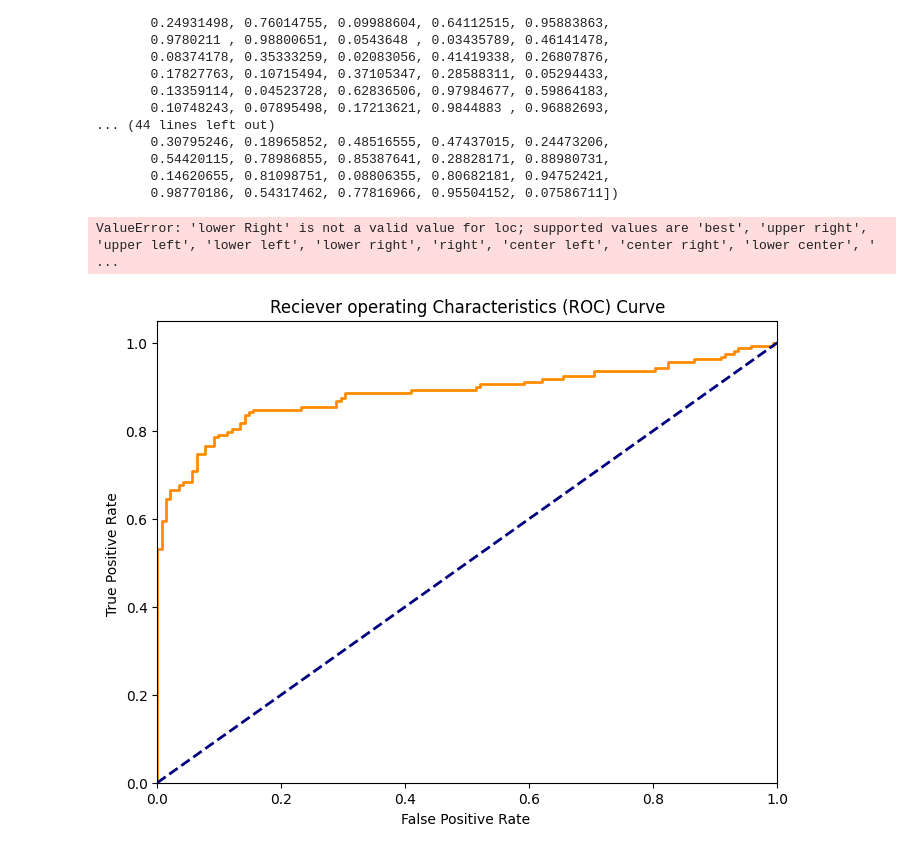
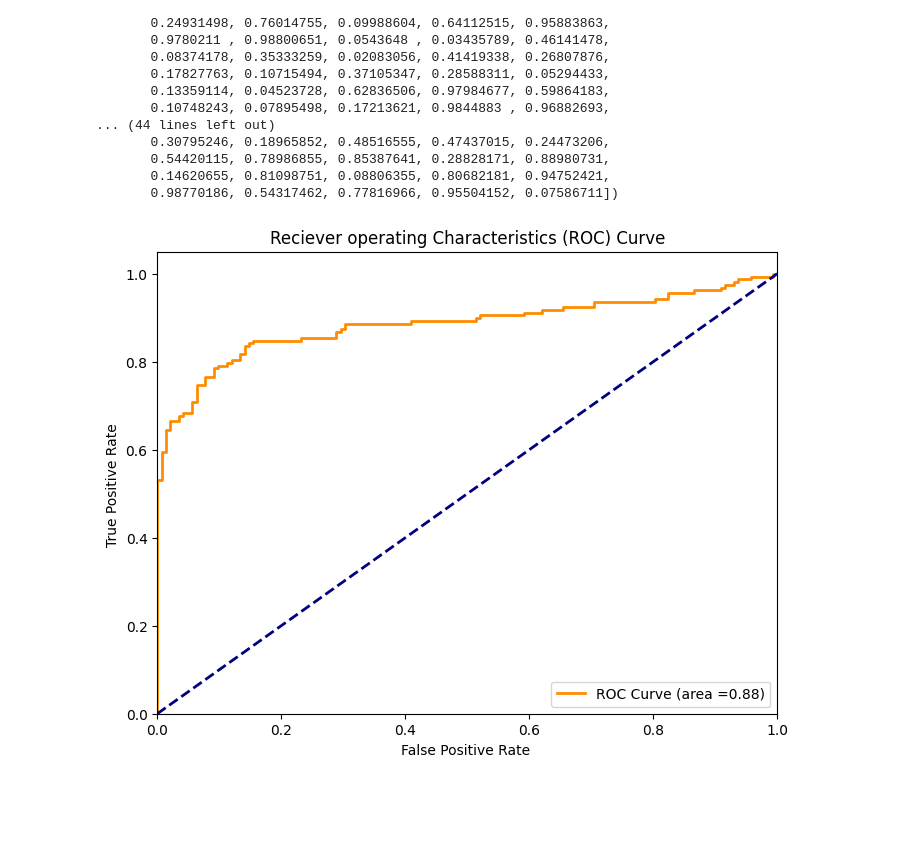
Before and after one commit to RohitPal700/Machine-Learning, a Jupyter notebook: Logistic Regression/Logistic_regression_2.ipynb, the cells around one changed output. Saved outputs shown, nothing was run; the diff lists cells and outputs as text; code cells hidden in the pictures; blank space fills up the shorter version.

```diff
--- a/Logistic Regression/Logistic_regression_2.ipynb
+++ b/Logistic Regression/Logistic_regression_2.ipynb
@@ -115,22 +118,21 @@ array([0.98074543, 0.1630346 , 0.28836826, 0.13404523, 0.55118737,
 # %%
 #Calculate Roc curve
 fpr,tpr,thresholds = roc_curve(y_test,y_pred_proba)
 
 #Calculate AUC score
 roc_auc=auc(fpr,tpr)
 
 
 #plot ROC curve
 plt.figure(figsize=(8,6))
 plt.plot(fpr,tpr,color='darkorange',linewidth=2,label='ROC Curve (area =%0.2f)' % roc_auc)
 plt.plot([0,1],[0,1],color='navy',lw=2,linestyle='--')
 plt.xlim([0.0,1.0])
 plt.ylim([0.0,1.05])
 plt.xlabel("False Positive Rate ")
 plt.ylabel("True Positive Rate ")
 plt.title("Reciever operating Characteristics (ROC) Curve")
-plt.legend(loc="lower Right")
+plt.legend(loc="lower right")
 plt.show()
 # %% [output]
-ValueError: 'lower Right' is not a valid value for loc; supported values are 'best', 'upper right', 'upper left', 'lower left', 'lower right', 'right', 'center left', 'center right', 'lower center', ' ...
-[figure, old version]
+[figure, new version]
```
Also changed, not shown: parts of 6 cells of this notebook, 3 other files.
